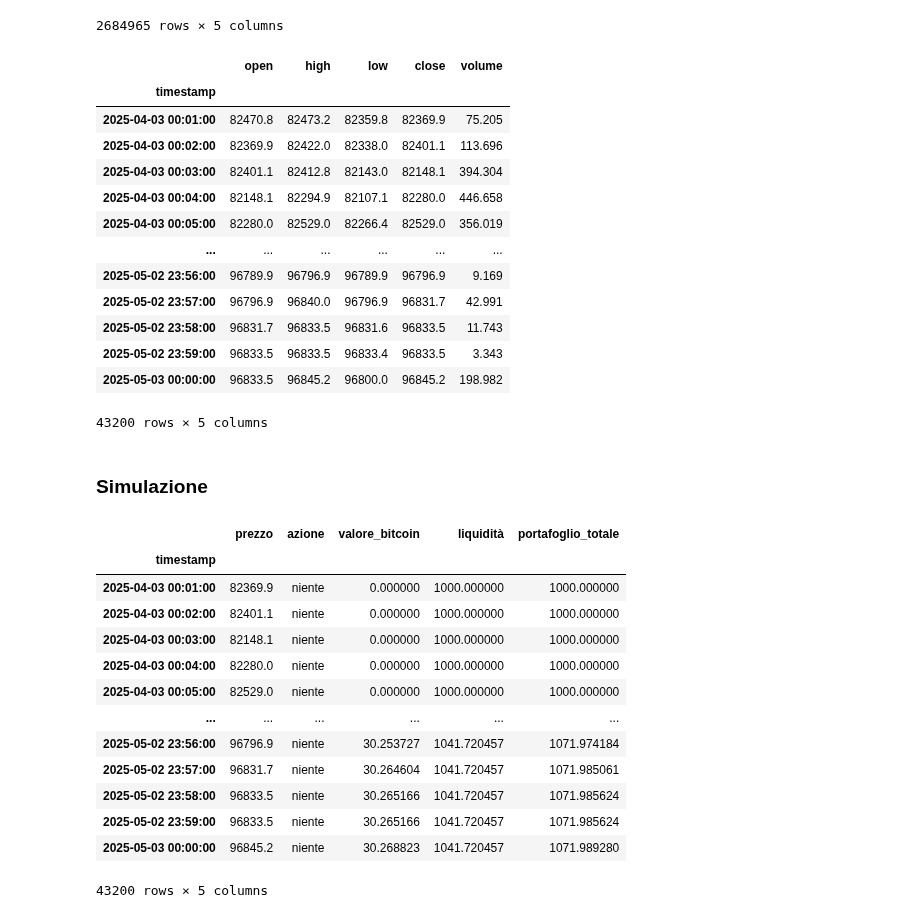
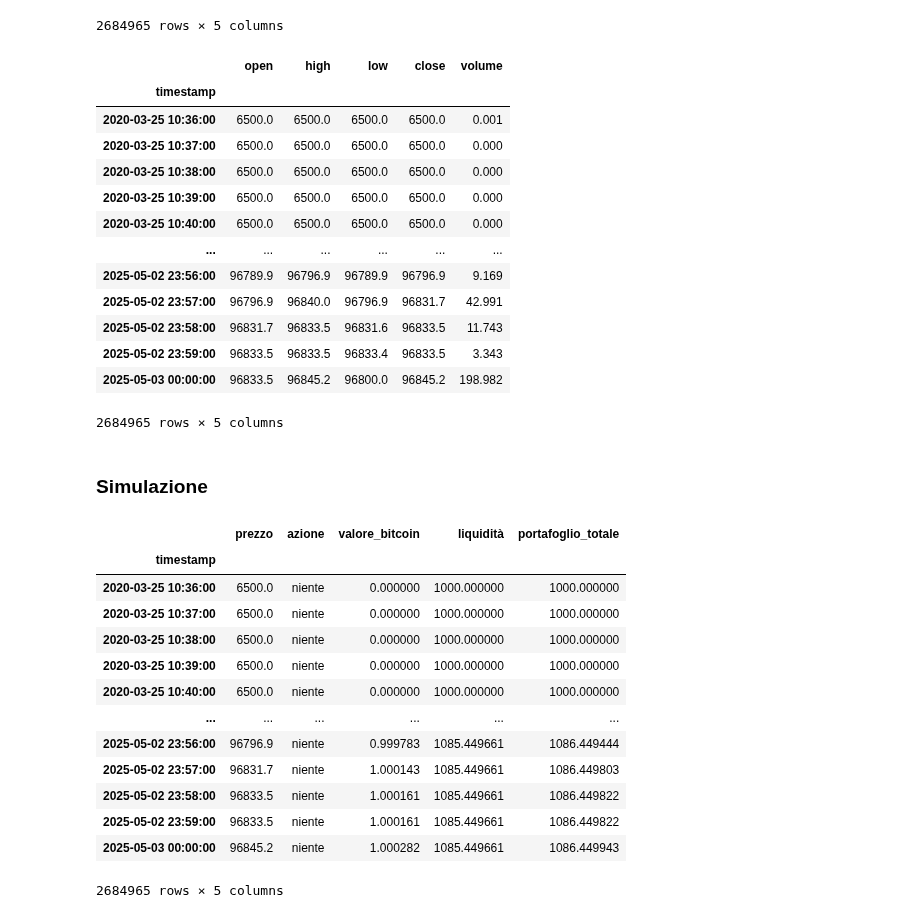
Before and after one commit to AleImbri/Crypto-strategies-simulations, a Jupyter notebook: VA modificato.ipynb, the cells around one changed output. Cells and saved outputs as stored; diff of their text form; code cells hidden in the pictures.

```diff
--- a/VA modificato.ipynb
+++ b/VA modificato.ipynb
@@ -24,23 +27,23 @@ btc_ohlcv
 | 2025-05-03 00:00:00 | 96833.5 | 96845.2 | 96800.0 | 96845.2 | 198.982 |
 2684965 rows × 5 columns
 # %%
-btc_ohlcv = btc_ohlcv.iloc[-60*24*30:]
+btc_ohlcv = btc_ohlcv.iloc[:]
 btc_ohlcv
 # %% [output]
 |  | open | high | low | close | volume |
 | timestamp |  |  |  |  |  |
-| 2025-04-03 00:01:00 | 82470.8 | 82473.2 | 82359.8 | 82369.9 | 75.205 |
-| 2025-04-03 00:02:00 | 82369.9 | 82422.0 | 82338.0 | 82401.1 | 113.696 |
-| 2025-04-03 00:03:00 | 82401.1 | 82412.8 | 82143.0 | 82148.1 | 394.304 |
-| 2025-04-03 00:04:00 | 82148.1 | 82294.9 | 82107.1 | 82280.0 | 446.658 |
-| 2025-04-03 00:05:00 | 82280.0 | 82529.0 | 82266.4 | 82529.0 | 356.019 |
+| 2020-03-25 10:36:00 | 6500.0 | 6500.0 | 6500.0 | 6500.0 | 0.001 |
+| 2020-03-25 10:37:00 | 6500.0 | 6500.0 | 6500.0 | 6500.0 | 0.000 |
+| 2020-03-25 10:38:00 | 6500.0 | 6500.0 | 6500.0 | 6500.0 | 0.000 |
+| 2020-03-25 10:39:00 | 6500.0 | 6500.0 | 6500.0 | 6500.0 | 0.000 |
+| 2020-03-25 10:40:00 | 6500.0 | 6500.0 | 6500.0 | 6500.0 | 0.000 |
 | ... | ... | ... | ... | ... | ... |
 | 2025-05-02 23:56:00 | 96789.9 | 96796.9 | 96789.9 | 96796.9 | 9.169 |
 | 2025-05-02 23:57:00 | 96796.9 | 96840.0 | 96796.9 | 96831.7 | 42.991 |
 | 2025-05-02 23:58:00 | 96831.7 | 96833.5 | 96831.6 | 96833.5 | 11.743 |
 | 2025-05-02 23:59:00 | 96833.5 | 96833.5 | 96833.4 | 96833.5 | 3.343 |
 | 2025-05-03 00:00:00 | 96833.5 | 96845.2 | 96800.0 | 96845.2 | 198.982 |
-43200 rows × 5 columns
+2684965 rows × 5 columns
 # %% [markdown]
 ### Simulazione
 # %%
@@ -168,30 +182,30 @@ def plot_equity_with_hold(sim_results: pd.DataFrame, btc_ohlcv: pd.DataFrame, in
     plt.grid()
     plt.show()
 # %%
-# Simula
 transactions = simulate_value_averaging_modified(
     btc_ohlcv=btc_ohlcv,
-    timeframe=60,
-    aumento_obiettivo=10,
-    tp=0.05,
+    timeframe=24*60,
+    aumento_obiettivo=1,
+    tp=0.02,
     compra_pure=True,
     initial_cash=1000.0,
-    obiettivo_percentuale=False
+    obiettivo_percentuale=False,
+    acquisto_classico=True
 )
 
 transactions
 # %% [output]
 |  | prezzo | azione | valore_bitcoin | liquidità | portafoglio_totale |
 | timestamp |  |  |  |  |  |
-| 2025-04-03 00:01:00 | 82369.9 | niente | 0.000000 | 1000.000000 | 1000.000000 |
-| 2025-04-03 00:02:00 | 82401.1 | niente | 0.000000 | 1000.000000 | 1000.000000 |
-| 2025-04-03 00:03:00 | 82148.1 | niente | 0.000000 | 1000.000000 | 1000.000000 |
-| 2025-04-03 00:04:00 | 82280.0 | niente | 0.000000 | 1000.000000 | 1000.000000 |
-| 2025-04-03 00:05:00 | 82529.0 | niente | 0.000000 | 1000.000000 | 1000.000000 |
+| 2020-03-25 10:36:00 | 6500.0 | niente | 0.000000 | 1000.000000 | 1000.000000 |
+| 2020-03-25 10:37:00 | 6500.0 | niente | 0.000000 | 1000.000000 | 1000.000000 |
+| 2020-03-25 10:38:00 | 6500.0 | niente | 0.000000 | 1000.000000 | 1000.000000 |
+| 2020-03-25 10:39:00 | 6500.0 | niente | 0.000000 | 1000.000000 | 1000.000000 |
+| 2020-03-25 10:40:00 | 6500.0 | niente | 0.000000 | 1000.000000 | 1000.000000 |
 | ... | ... | ... | ... | ... | ... |
-| 2025-05-02 23:56:00 | 96796.9 | niente | 30.253727 | 1041.720457 | 1071.974184 |
-| 2025-05-02 23:57:00 | 96831.7 | niente | 30.264604 | 1041.720457 | 1071.985061 |
-| 2025-05-02 23:58:00 | 96833.5 | niente | 30.265166 | 1041.720457 | 1071.985624 |
-| 2025-05-02 23:59:00 | 96833.5 | niente | 30.265166 | 1041.720457 | 1071.985624 |
-| 2025-05-03 00:00:00 | 96845.2 | niente | 30.268823 | 1041.720457 | 1071.989280 |
+| 2025-05-02 23:56:00 | 96796.9 | niente | 0.999783 | 1085.449661 | 1086.449444 |
+| 2025-05-02 23:57:00 | 96831.7 | niente | 1.000143 | 1085.449661 | 1086.449803 |
+| 2025-05-02 23:58:00 | 96833.5 | niente | 1.000161 | 1085.449661 | 1086.449822 |
+| 2025-05-02 23:59:00 | 96833.5 | niente | 1.000161 | 1085.449661 | 1086.449822 |
+| 2025-05-03 00:00:00 | 96845.2 | niente | 1.000282 | 1085.449661 | 1086.449943 |
-43200 rows × 5 columns
+2684965 rows × 5 columns
```
Also changed, not shown: parts of 14 cells of this notebook, 1 other file.
